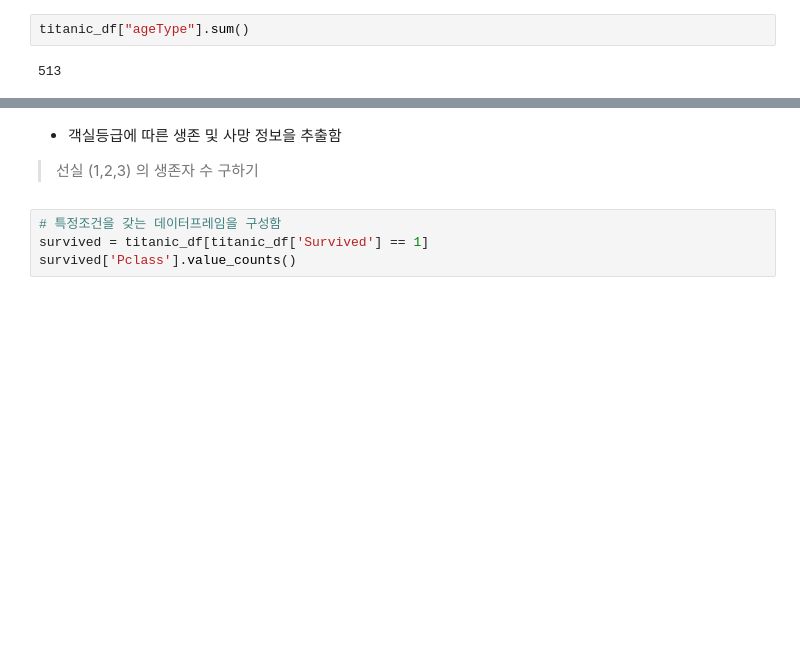
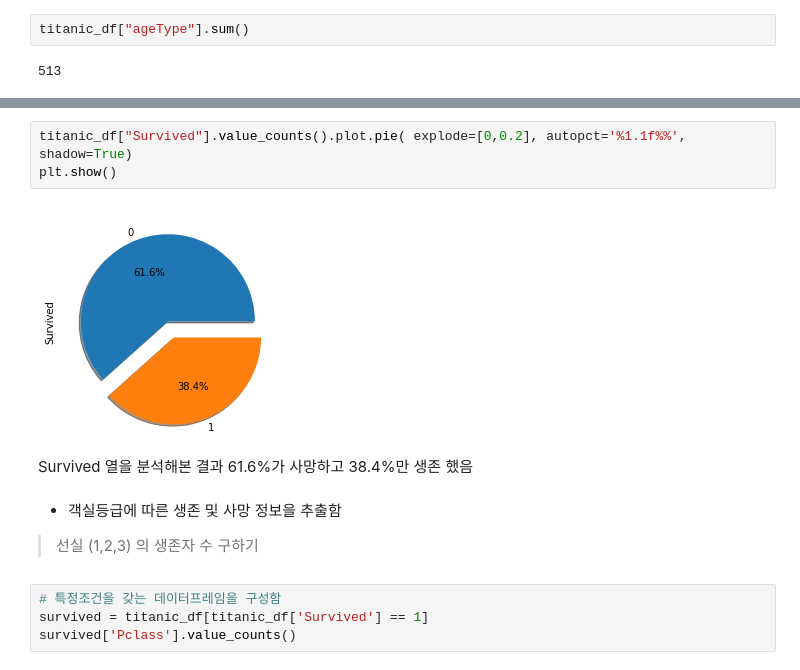
Before and after one commit to iceman67/-Python, a Jupyter notebook: LINC_Pandas_Example_2021.ipynb, the cells around one changed output, grey strips where cells are left out. Saved outputs shown, nothing was run; the diff lists cells and outputs as text; blank space fills up the shorter version.

```diff
--- a/LINC_Pandas_Example_2021.ipynb
+++ b/LINC_Pandas_Example_2021.ipynb
@@ -1495,3 +1519,10 @@ titanic_df["ageType"].sum()
+# %%
+titanic_df["Survived"].value_counts().plot.pie( explode=[0,0.2], autopct='%1.1f%%', shadow=True)
+plt.show()
+# %% [output]
+[figure, added]
+# %% [markdown]
+Survived 열을  분석해본 결과 61.6%가 사망하고 38.4%만 생존 했음
 # %% [markdown]
 * 객실등급에 따른 생존 및 사망 정보을 추출함
 > 선실 (1,2,3) 의 생존자 수 구하기
```
Also changed, not shown: parts of 25 cells of this notebook.
